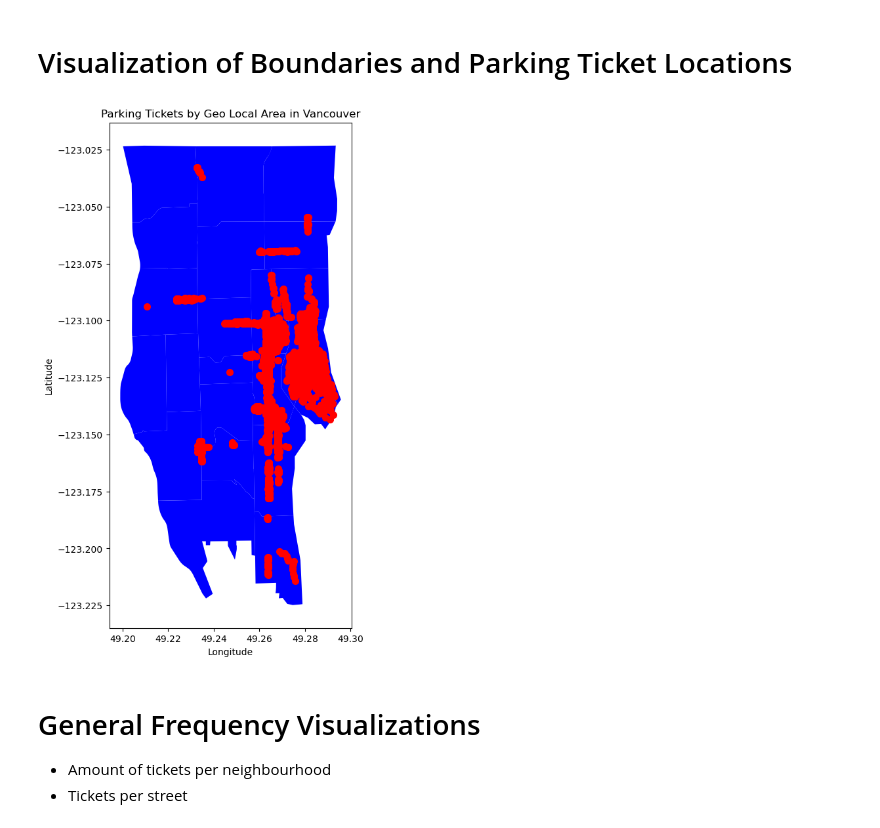
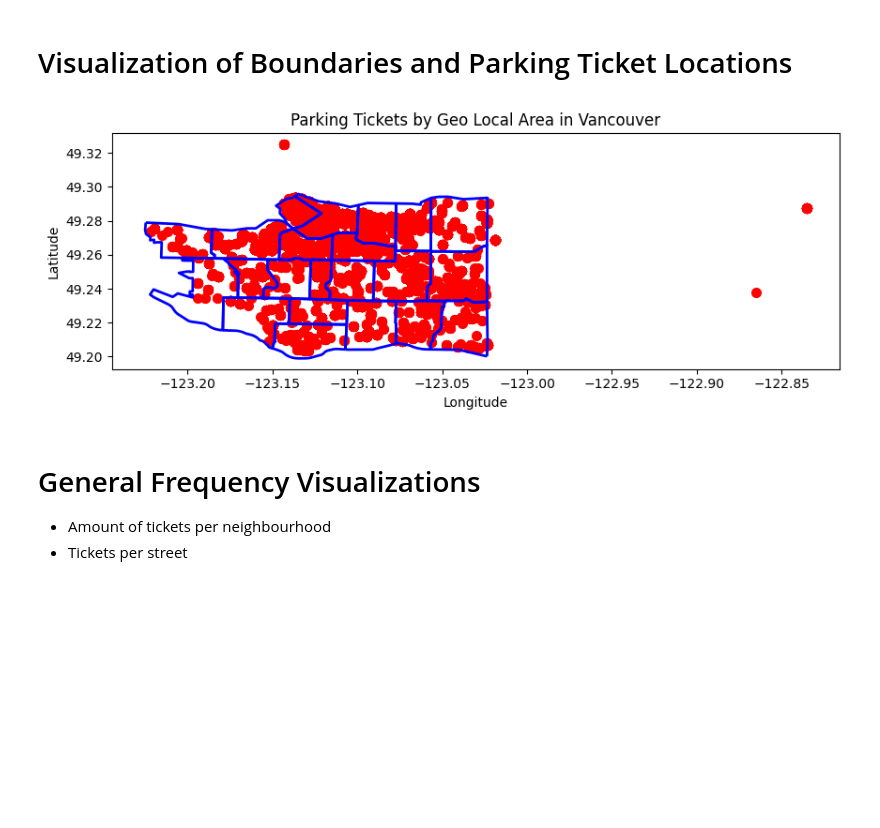
Before and after one commit to nwoods1/Cmpt353Project, a Jupyter notebook: notebooks/2_visualizations.ipynb, the cells around one changed output. Cells and saved outputs as stored; diff of their text form; code cells hidden in the pictures; blank space fills up the shorter version.

```diff
--- a/notebooks/2_visualizations.ipynb
+++ b/notebooks/2_visualizations.ipynb
@@ -74,13 +73,12 @@ boundaries_df.head(3)
 | 0 | Downtown | POLYGON ((49.29 -123.112, 49.288 ... |
 | 1 | Hastings-Sunrise | POLYGON ((49.293 -123.056, 49.294... |
 | 2 | Kerrisdale | POLYGON ((49.216 -123.179, 49.215... |
+# %%
+exterior_boundaries = boundaries_df.copy()
+exterior_boundaries["Geometry"] = exterior_boundaries["Geometry"].apply(
+    lambda geom: LineString([(y, x) for x, y in geom.exterior.coords])
+)
 # %%
-exterior_boundaries = boundaries_df.copy()
-exterior_boundaries["Geometry"] = exterior_boundaries["Geometry"].apply(
-    lambda geom: LineString(geom.exterior)
-)
-
-# Step 2: Plot the outlines
 fig, ax = plt.subplots(figsize=(10, 10))
 exterior_boundaries.plot(ax=ax, color='blue', linewidth=2)
 
@@ -89,7 +87,7 @@ for idx, row in boundaries_df.iterrows():
         centroid = row['Geometry'].centroid
         ax.annotate(
             row['Neighbourhood'],
-            xy=(centroid.x, centroid.y),
+            xy=(centroid.y, centroid.x),
             fontsize=8,
             ha='center',
             color='black'
@@ -152,16 +125,20 @@ plt.show()
 # %%
 fig, ax = plt.subplots(figsize=(10, 10))
 
-boundaries_df.plot(ax=ax, color='blue', linewidth=2)
-meters_df.plot(ax=ax, color='red', linewidth=2)
+exterior_boundaries.plot(ax=ax, color='blue', linewidth=2)
+
+tickets = tickets_df.copy()
+tickets["Geometry"] = tickets["Geometry"].apply(lambda pt: Point(pt.y, pt.x))
+
+tickets.plot(ax=ax, color='red', linewidth=2)
 
 ax.set_title("Parking Tickets by Geo Local Area in Vancouver")
 ax.set_xlabel("Longitude")
 ax.set_ylabel("Latitude")
 
 plt.show()
 # %% [output]
-[figure, old version]
+[figure, new version]
 # %% [markdown]
 # General Frequency Visualizations
 
```
Also changed, not shown: parts of 6 cells of this notebook.
